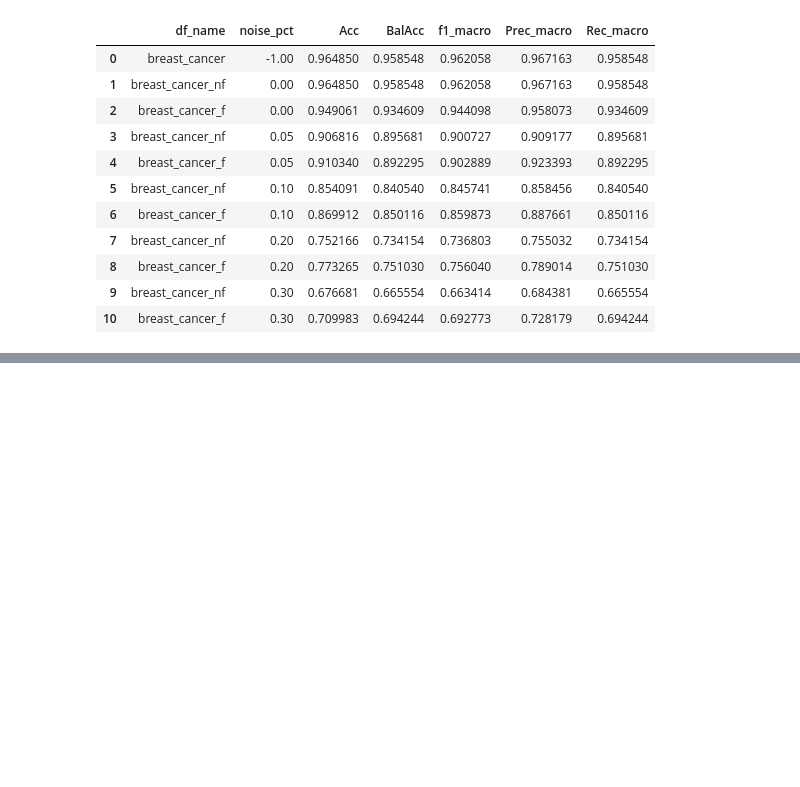
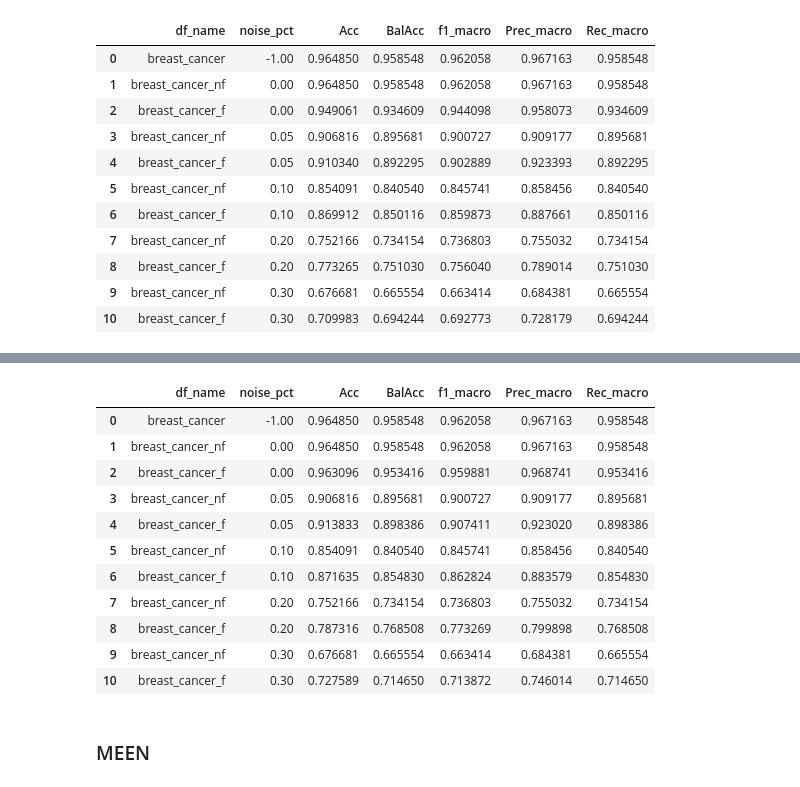
Before and after one commit to Juamp667/noislearn, a Jupyter notebook: testing.ipynb, the cells around one changed output, grey strips where cells are left out. Cells and saved outputs as stored; diff of their text form; code cells hidden in the pictures; blank space fills up the shorter version.

```diff
--- a/testing.ipynb
+++ b/testing.ipynb
@@ -410,0 +509,17 @@ pd.DataFrame(res["breast_cancer"])
+# %%
+pd.DataFrame(res["breast_cancer"])
+# %% [output]
+|  | df_name | noise_pct | Acc | BalAcc | f1_macro | Prec_macro | Rec_macro |
+| 0 | breast_cancer | -1.00 | 0.964850 | 0.958548 | 0.962058 | 0.967163 | 0.958548 |
+| 1 | breast_cancer_nf | 0.00 | 0.964850 | 0.958548 | 0.962058 | 0.967163 | 0.958548 |
+| 2 | breast_cancer_f | 0.00 | 0.963096 | 0.953416 | 0.959881 | 0.968741 | 0.953416 |
+| 3 | breast_cancer_nf | 0.05 | 0.906816 | 0.895681 | 0.900727 | 0.909177 | 0.895681 |
+| 4 | breast_cancer_f | 0.05 | 0.913833 | 0.898386 | 0.907411 | 0.923020 | 0.898386 |
+| 5 | breast_cancer_nf | 0.10 | 0.854091 | 0.840540 | 0.845741 | 0.858456 | 0.840540 |
+| 6 | breast_cancer_f | 0.10 | 0.871635 | 0.854830 | 0.862824 | 0.883579 | 0.854830 |
+| 7 | breast_cancer_nf | 0.20 | 0.752166 | 0.734154 | 0.736803 | 0.755032 | 0.734154 |
+| 8 | breast_cancer_f | 0.20 | 0.787316 | 0.768508 | 0.773269 | 0.799898 | 0.768508 |
+| 9 | breast_cancer_nf | 0.30 | 0.676681 | 0.665554 | 0.663414 | 0.684381 | 0.665554 |
+| 10 | breast_cancer_f | 0.30 | 0.727589 | 0.714650 | 0.713872 | 0.746014 | 0.714650 |
+# %% [markdown]
+### MEEN
```
Also changed, not shown: parts of 10 cells of this notebook, 1 other file.
